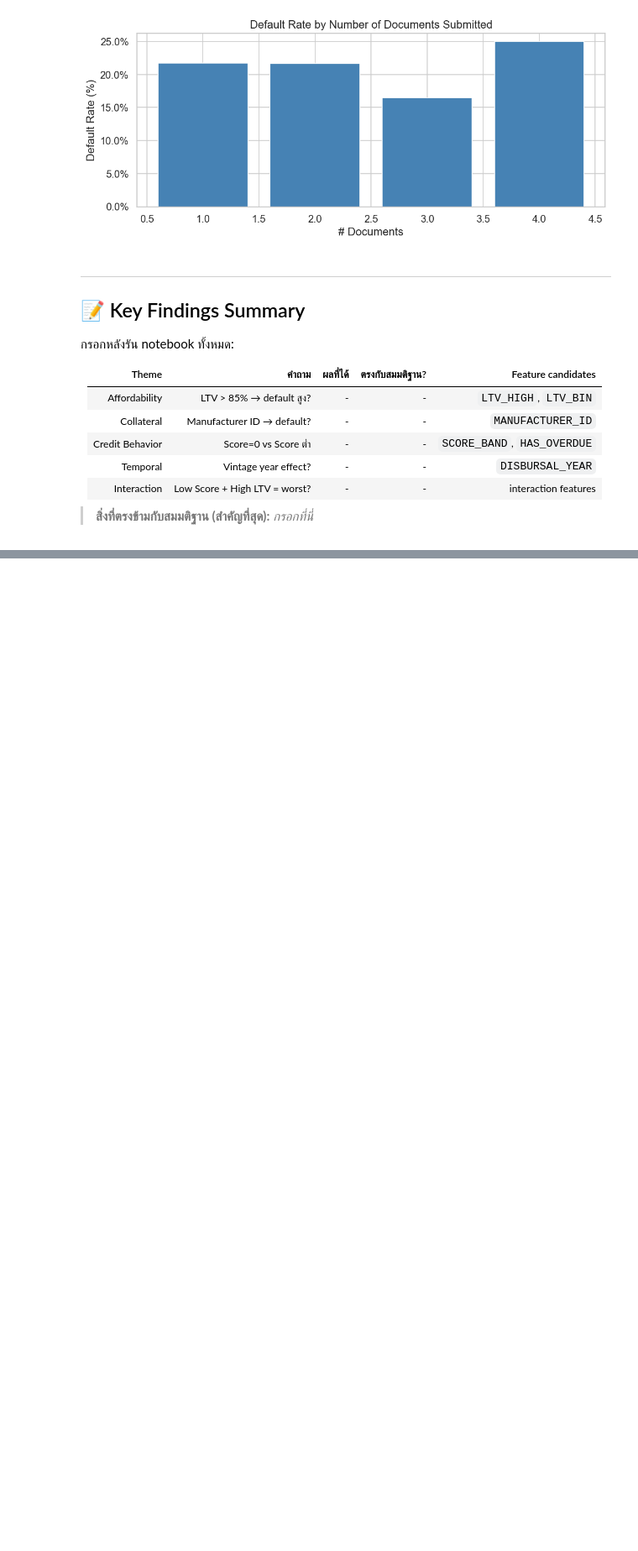
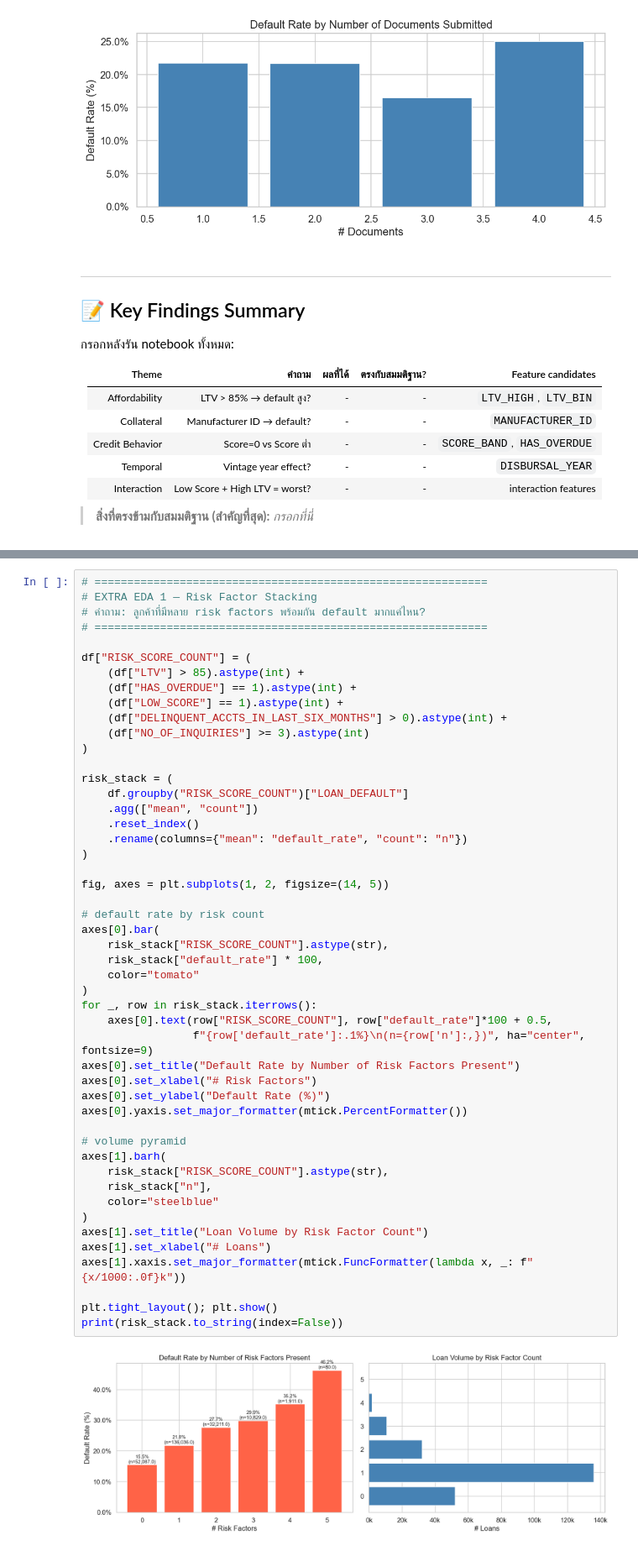
Before and after one commit to holmfaust/vehicle-loan-default-prediction, a Jupyter notebook: notebooks/01_EDA.ipynb, the cells around one changed output, grey strips where cells are left out. Shown at 84% size. Saved outputs shown, nothing was run; the diff lists cells and outputs as text; blank space fills up the shorter version.

```diff
--- a/notebooks/01_EDA.ipynb
+++ b/notebooks/01_EDA.ipynb
@@ -701,0 +983,51 @@ Default Rate by Document Count:
+# %%
+# ============================================================
+# EXTRA EDA 1 — Risk Factor Stacking
+# คำถาม: ลูกค้าที่มีหลาย risk factors พร้อมกัน default มากแค่ไหน?
+# ============================================================
+
+df["RISK_SCORE_COUNT"] = (
+    (df["LTV"] > 85).astype(int) +
+    (df["HAS_OVERDUE"] == 1).astype(int) +
+    (df["LOW_SCORE"] == 1).astype(int) +
+    (df["DELINQUENT_ACCTS_IN_LAST_SIX_MONTHS"] > 0).astype(int) +
+    (df["NO_OF_INQUIRIES"] >= 3).astype(int)
+)
+
+risk_stack = (
+    df.groupby("RISK_SCORE_COUNT")["LOAN_DEFAULT"]
+    .agg(["mean", "count"])
+    .reset_index()
+    .rename(columns={"mean": "default_rate", "count": "n"})
+)
+
+fig, axes = plt.subplots(1, 2, figsize=(14, 5))
+
+# default rate by risk count
+axes[0].bar(
+    risk_stack["RISK_SCORE_COUNT"].astype(str),
+    risk_stack["default_rate"] * 100,
+    color="tomato"
+)
+for _, row in risk_stack.iterrows():
+    axes[0].text(row["RISK_SCORE_COUNT"], row["default_rate"]*100 + 0.5,
+                 f"{row['default_rate']:.1%}\n(n={row['n']:,})", ha="center", fontsize=9)
+axes[0].set_title("Default Rate by Number of Risk Factors Present")
+axes[0].set_xlabel("# Risk Factors")
+axes[0].set_ylabel("Default Rate (%)")
+axes[0].yaxis.set_major_formatter(mtick.PercentFormatter())
+
+# volume pyramid
+axes[1].barh(
+    risk_stack["RISK_SCORE_COUNT"].astype(str),
+    risk_stack["n"],
+    color="steelblue"
+)
+axes[1].set_title("Loan Volume by Risk Factor Count")
+axes[1].set_xlabel("# Loans")
+axes[1].xaxis.set_major_formatter(mtick.FuncFormatter(lambda x, _: f"{x/1000:.0f}k"))
+
+plt.tight_layout(); plt.show()
+print(risk_stack.to_string(index=False))
+# %% [output]
+[figure, added]
```
Also changed, not shown: parts of 23 cells of this notebook.
